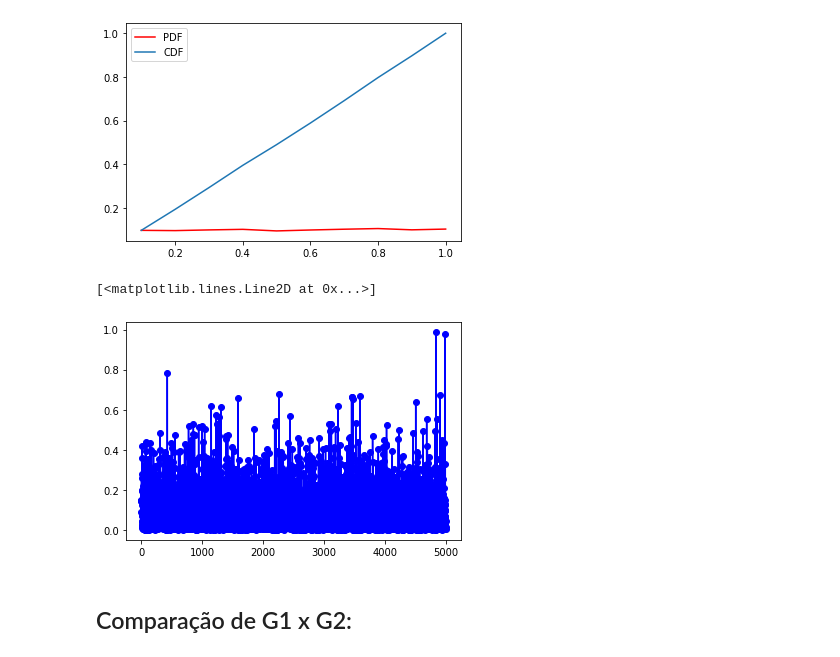
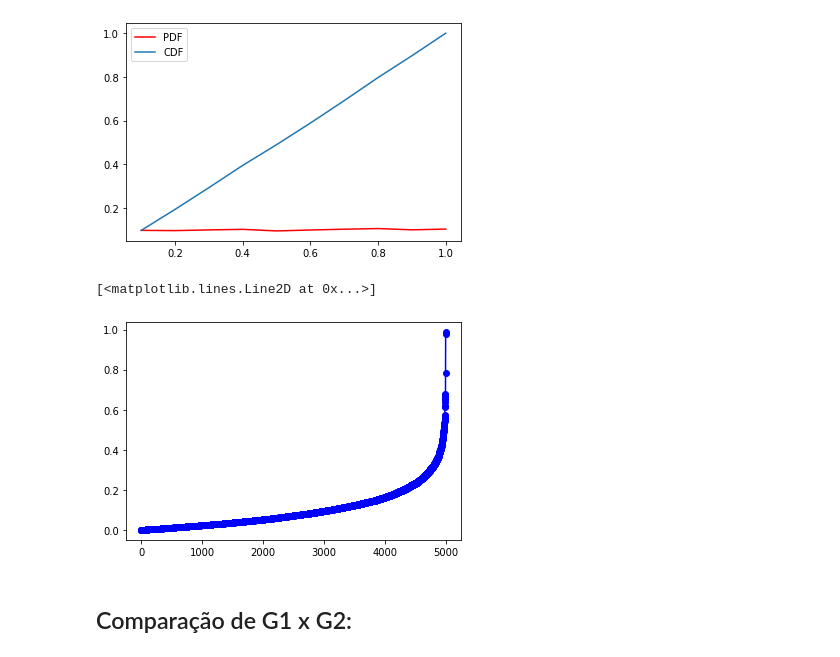
Before and after one commit to CaioGrimm/avaliacao_desempenho, a Jupyter notebook: AvaliaçãoDesempenho_Atividade1_CaioGrimm.ipynb, the cells around one changed output. Drawn from its saved outputs; the diff is of its cells as text; code cells hidden in the pictures.

```diff
--- a/AvaliaçãoDesempenho_Atividade1_CaioGrimm.ipynb
+++ b/AvaliaçãoDesempenho_Atividade1_CaioGrimm.ipynb
@@ -724,10 +725,11 @@ plt.legend()
 <matplotlib.legend.Legend at 0x...>
 [figure]
 # %%
+x2 = np.sort(x2)
 plt.plot(x2,color="blue", marker='o')
 # %% [output]
 [<matplotlib.lines.Line2D at 0x...>]
-[figure, old version]
+[figure, new version]
 # %% [markdown]
 ## Comparação de G1 x G2:
 # %%
```
Also changed, not shown: parts of 10 cells of this notebook.
